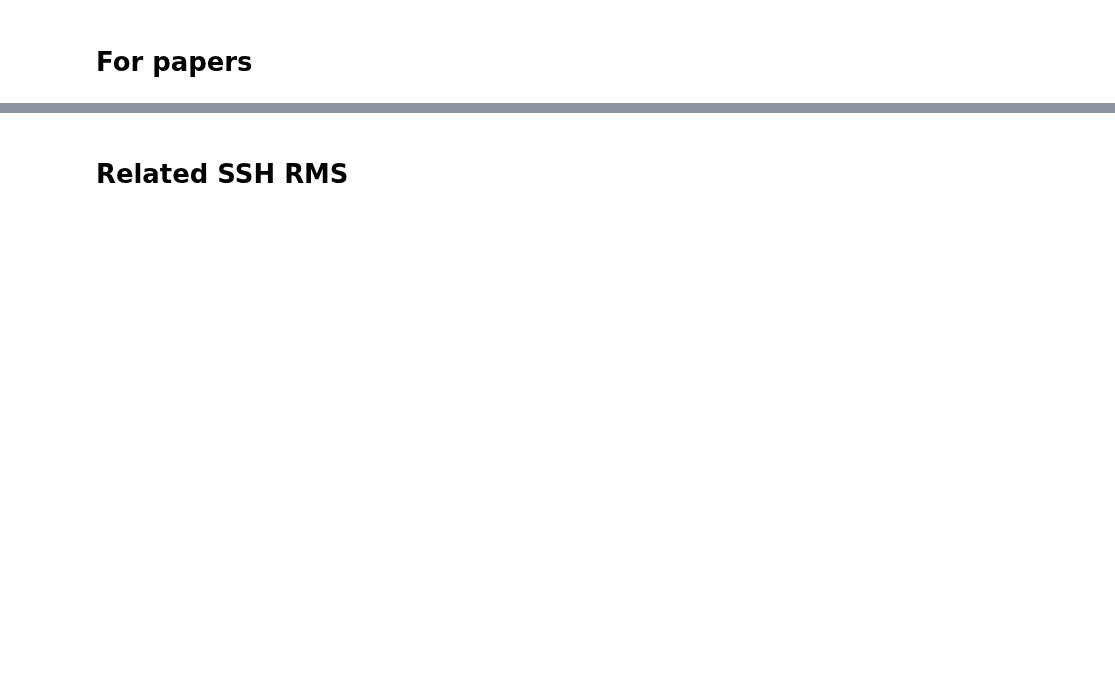
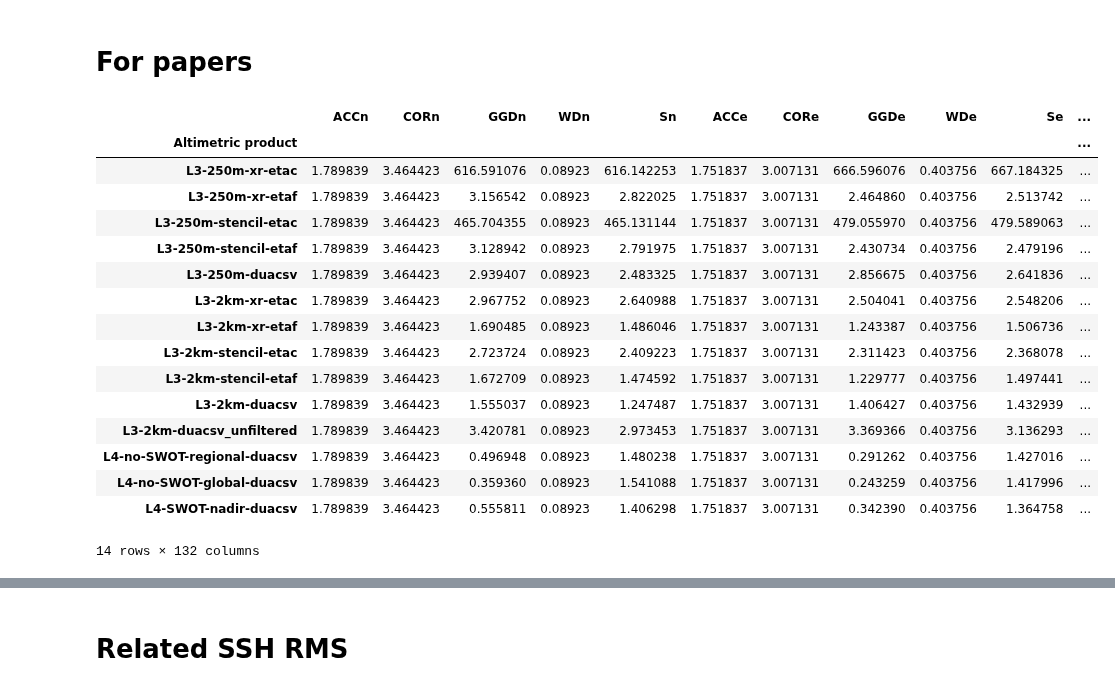
Before and after one commit to margot-demol/med_analysis, a Jupyter notebook: 10_swot_capabilities_diags/20_closure_alti_comp.ipynb, the cells around one changed output, grey strips where cells are left out. Drawn from its saved outputs; the diff is of its cells as text; code cells hidden in the pictures; blank space fills up the shorter version.

```diff
--- a/10_swot_capabilities_diags/20_closure_alti_comp.ipynb
+++ b/10_swot_capabilities_diags/20_closure_alti_comp.ipynb
@@ -369,6 +359,26 @@ fig.tight_layout()
 # For papers
 # %%
 df0 = df.copy()
+# %%
+df
+# %% [output]
+|  | ACCn | CORn | GGDn | WDn | Sn | ACCe | CORe | GGDe | WDe | Se | ... |
+| Altimetric product |  |  |  |  |  |  |  |  |  |  | ... |
+| L3-250m-xr-etac | 1.789839 | 3.464423 | 616.591076 | 0.08923 | 616.142253 | 1.751837 | 3.007131 | 666.596076 | 0.403756 | 667.184325 | ... |
+| L3-250m-xr-etaf | 1.789839 | 3.464423 | 3.156542 | 0.08923 | 2.822025 | 1.751837 | 3.007131 | 2.464860 | 0.403756 | 2.513742 | ... |
+| L3-250m-stencil-etac | 1.789839 | 3.464423 | 465.704355 | 0.08923 | 465.131144 | 1.751837 | 3.007131 | 479.055970 | 0.403756 | 479.589063 | ... |
+| L3-250m-stencil-etaf | 1.789839 | 3.464423 | 3.128942 | 0.08923 | 2.791975 | 1.751837 | 3.007131 | 2.430734 | 0.403756 | 2.479196 | ... |
+| L3-250m-duacsv | 1.789839 | 3.464423 | 2.939407 | 0.08923 | 2.483325 | 1.751837 | 3.007131 | 2.856675 | 0.403756 | 2.641836 | ... |
+| L3-2km-xr-etac | 1.789839 | 3.464423 | 2.967752 | 0.08923 | 2.640988 | 1.751837 | 3.007131 | 2.504041 | 0.403756 | 2.548206 | ... |
+| L3-2km-xr-etaf | 1.789839 | 3.464423 | 1.690485 | 0.08923 | 1.486046 | 1.751837 | 3.007131 | 1.243387 | 0.403756 | 1.506736 | ... |
+| L3-2km-stencil-etac | 1.789839 | 3.464423 | 2.723724 | 0.08923 | 2.409223 | 1.751837 | 3.007131 | 2.311423 | 0.403756 | 2.368078 | ... |
+| L3-2km-stencil-etaf | 1.789839 | 3.464423 | 1.672709 | 0.08923 | 1.474592 | 1.751837 | 3.007131 | 1.229777 | 0.403756 | 1.497441 | ... |
+| L3-2km-duacsv | 1.789839 | 3.464423 | 1.555037 | 0.08923 | 1.247487 | 1.751837 | 3.007131 | 1.406427 | 0.403756 | 1.432939 | ... |
+| L3-2km-duacsv_unfiltered | 1.789839 | 3.464423 | 3.420781 | 0.08923 | 2.973453 | 1.751837 | 3.007131 | 3.369366 | 0.403756 | 3.136293 | ... |
+| L4-no-SWOT-regional-duacsv | 1.789839 | 3.464423 | 0.496948 | 0.08923 | 1.480238 | 1.751837 | 3.007131 | 0.291262 | 0.403756 | 1.427016 | ... |
+| L4-no-SWOT-global-duacsv | 1.789839 | 3.464423 | 0.359360 | 0.08923 | 1.541088 | 1.751837 | 3.007131 | 0.243259 | 0.403756 | 1.417996 | ... |
+| L4-SWOT-nadir-duacsv | 1.789839 | 3.464423 | 0.555811 | 0.08923 | 1.406298 | 1.751837 | 3.007131 | 0.342390 | 0.403756 | 1.364758 | ... |
+14 rows × 132 columns
 # %%
 df0 = df0.loc[[
        'L3-250m-stencil-etac', 'L3-250m-stencil-etaf',
```
Also changed, not shown: parts of 22 cells of this notebook, 15 other files.
